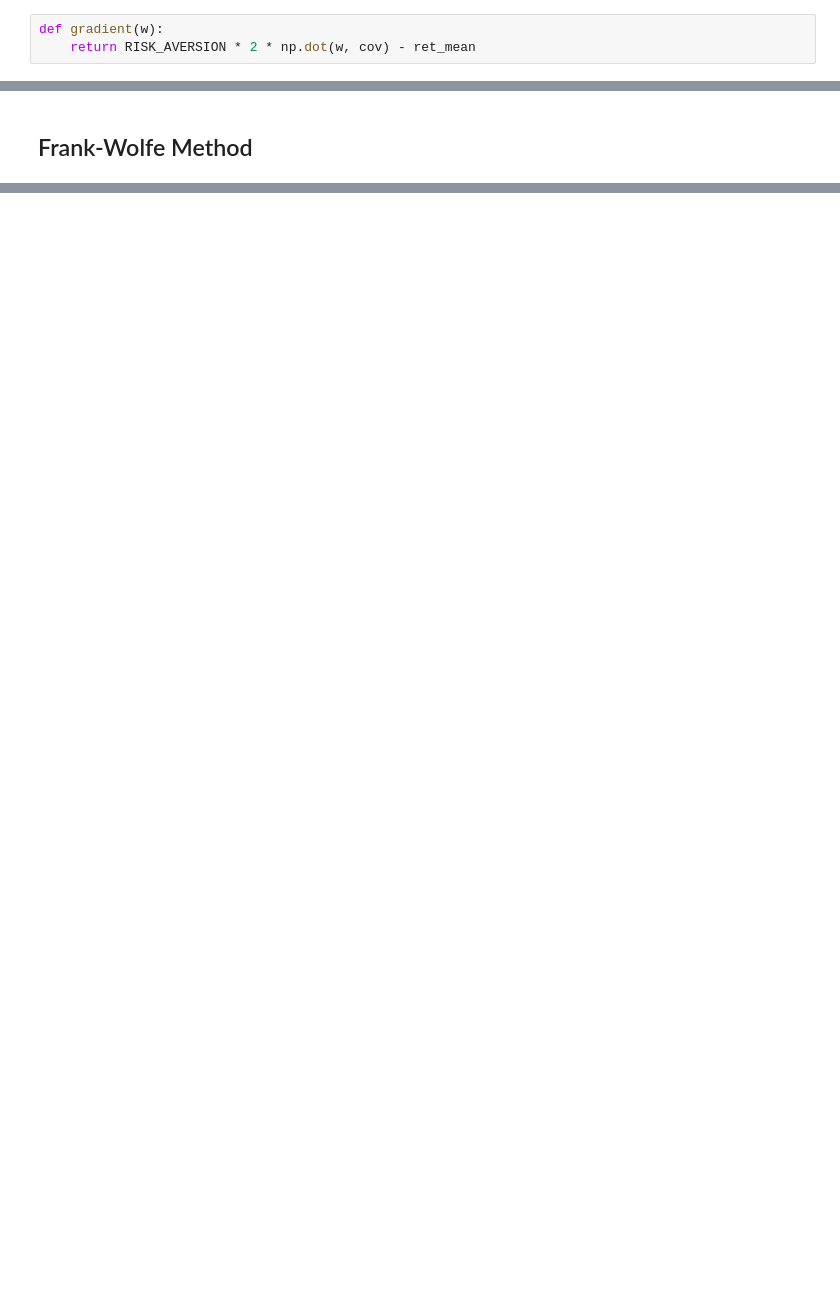
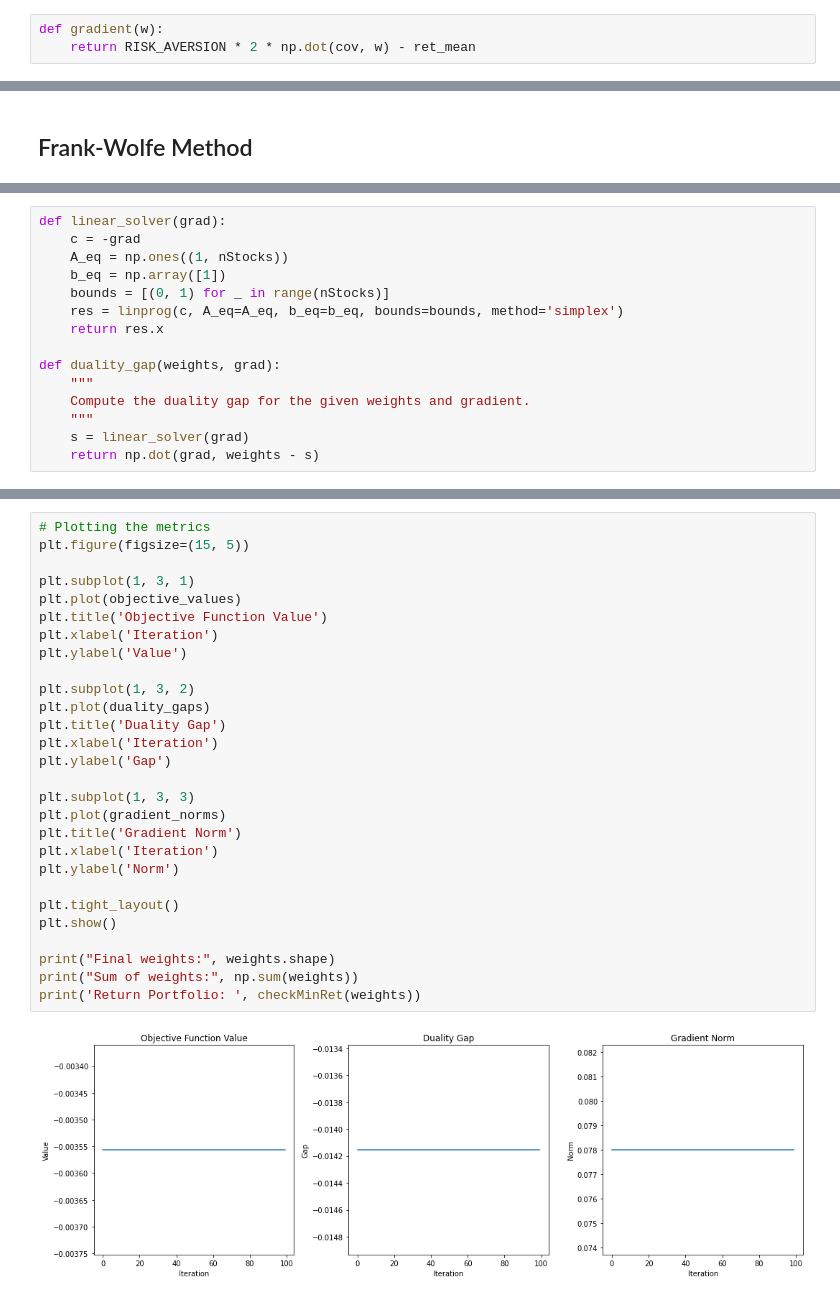
Before and after one commit to RobEngin/Methods-for-Portfolio-Optimization, a Jupyter notebook: opt-project.ipynb, the cells around one changed output, grey strips where cells are left out. Cells and saved outputs as stored; diff of their text form; blank space fills up the shorter version.

```diff
--- a/opt-project.ipynb
+++ b/opt-project.ipynb
@@ -168,4 +180,4 @@ $
 $
 # %%
 def gradient(w):
-    return RISK_AVERSION * 2 * np.dot(w, cov) - ret_mean
+    return RISK_AVERSION * 2 * np.dot(cov, w) - ret_mean
@@ -221,0 +199,15 @@ array([0., 0., 0., 0., 0., 0., 0., 0., 0., 0., 0., 0., 0., 0., 0., 0., 0.,
+# %%
+def linear_solver(grad):
+    c = -grad
+    A_eq = np.ones((1, nStocks))
+    b_eq = np.array([1])
+    bounds = [(0, 1) for _ in range(nStocks)]
+    res = linprog(c, A_eq=A_eq, b_eq=b_eq, bounds=bounds, method='simplex')
+    return res.x
+
+def duality_gap(weights, grad):
+    """
+    Compute the duality gap for the given weights and gradient.
+    """
+    s = linear_solver(grad)
+    return np.dot(grad, weights - s)
@@ -221,0 +280,30 @@ array([0., 0., 0., 0., 0., 0., 0., 0., 0., 0., 0., 0., 0., 0., 0., 0., 0.,
+# %%
+# Plotting the metrics
+plt.figure(figsize=(15, 5))
+
+plt.subplot(1, 3, 1)
+plt.plot(objective_values)
+plt.title('Objective Function Value')
+plt.xlabel('Iteration')
+plt.ylabel('Value')
+
+plt.subplot(1, 3, 2)
+plt.plot(duality_gaps)
+plt.title('Duality Gap')
+plt.xlabel('Iteration')
+plt.ylabel('Gap')
+
+plt.subplot(1, 3, 3)
+plt.plot(gradient_norms)
+plt.title('Gradient Norm')
+plt.xlabel('Iteration')
+plt.ylabel('Norm')
+
+plt.tight_layout()
+plt.show()
+
+print("Final weights:", weights.shape)
+print("Sum of weights:", np.sum(weights))
+print('Return Portfolio: ', checkMinRet(weights))
+# %% [output]
+[figure, added]
```
Also changed, not shown: parts of 20 cells of this notebook, 1 other file.
